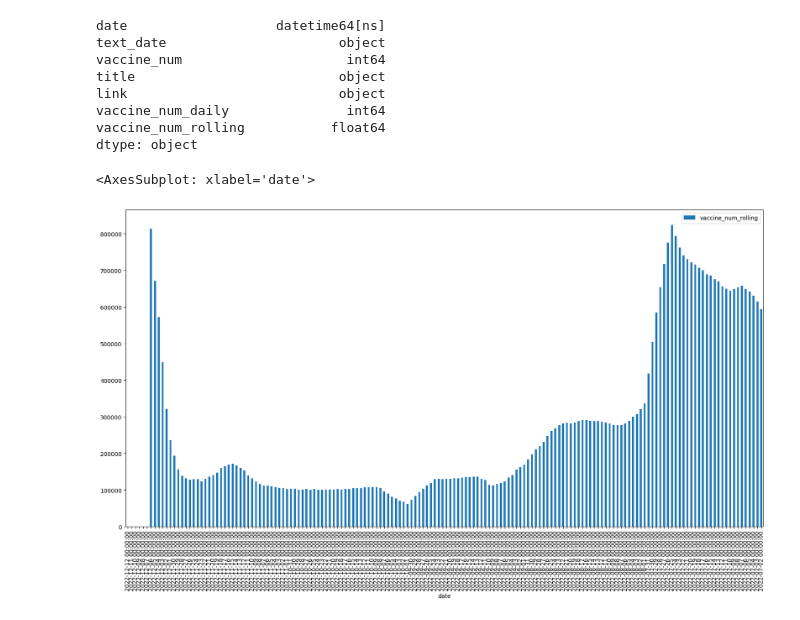
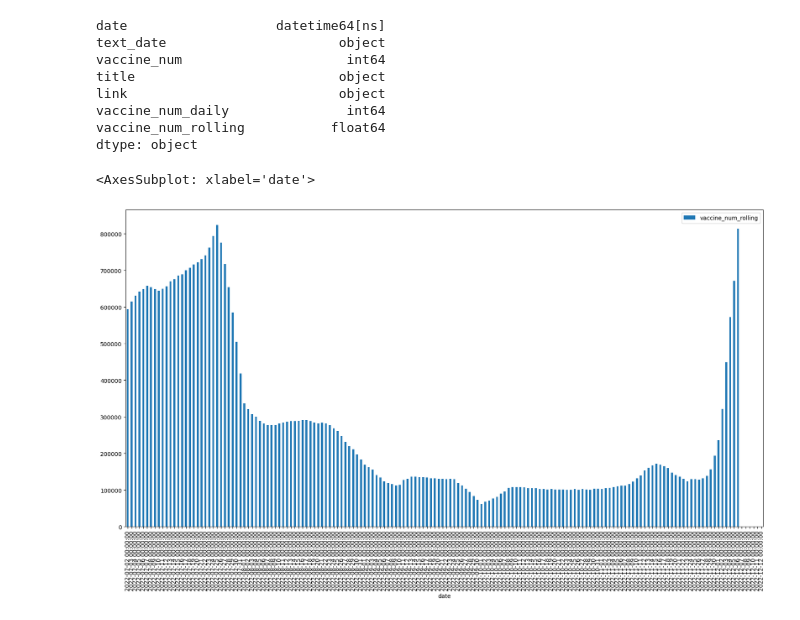
Before and after one commit to yong-xiong/china-vaccination, a Jupyter notebook: china-vaccination.ipynb, the cells around one changed output. Cells and saved outputs as stored; diff of their text form; code cells hidden in the pictures.

```diff
--- a/china-vaccination.ipynb
+++ b/china-vaccination.ipynb
@@ -296,3 +296,7 @@ See the caveats in the documentation: https://pandas.pydata.org/pandas-docs/stab
 # %%
 df.tail()
 df.to_csv('china_vaccination_daily.csv')
+# %%
+df = pd.read_csv('china_vaccination_daily.csv', index_col=0, parse_dates=True, names = ['date', 'text_date', 'vaccine_num', 'title', 'link', 'vaccine_num_daily'])
+df
+df.dtypes
@@ -298,0 +327,5 @@ df.to_csv('china_vaccination_daily.csv')
+# %%
+df['date'] = pd.to_datetime(df['date'])
+df['vaccine_num'] = df['vaccine_num'].astype(int)
+df['vaccine_num_daily'] = df['vaccine_num_daily'].astype(int)
+df.dtypes
@@ -329,12 +370,12 @@ vaccine_num_daily               int64
 vaccine_num_rolling           float64
 dtype: object
 # %%
-#only plot data after 2022-04-01
+#only plot data after 2022-07-01
 df_2 = df[df['date'] > '2022-07-01']
 df_2.head()
 
-
+df_2 = df_2[::-1]
 df_2.plot.bar(x='date', y='vaccine_num_rolling', rot=90, figsize=(20,10))
 # %% [output]
 <AxesSubplot: xlabel='date'>
-[figure, old version]
+[figure, new version]
```
Also changed, not shown: parts of 3 cells of this notebook, 1 other file.
